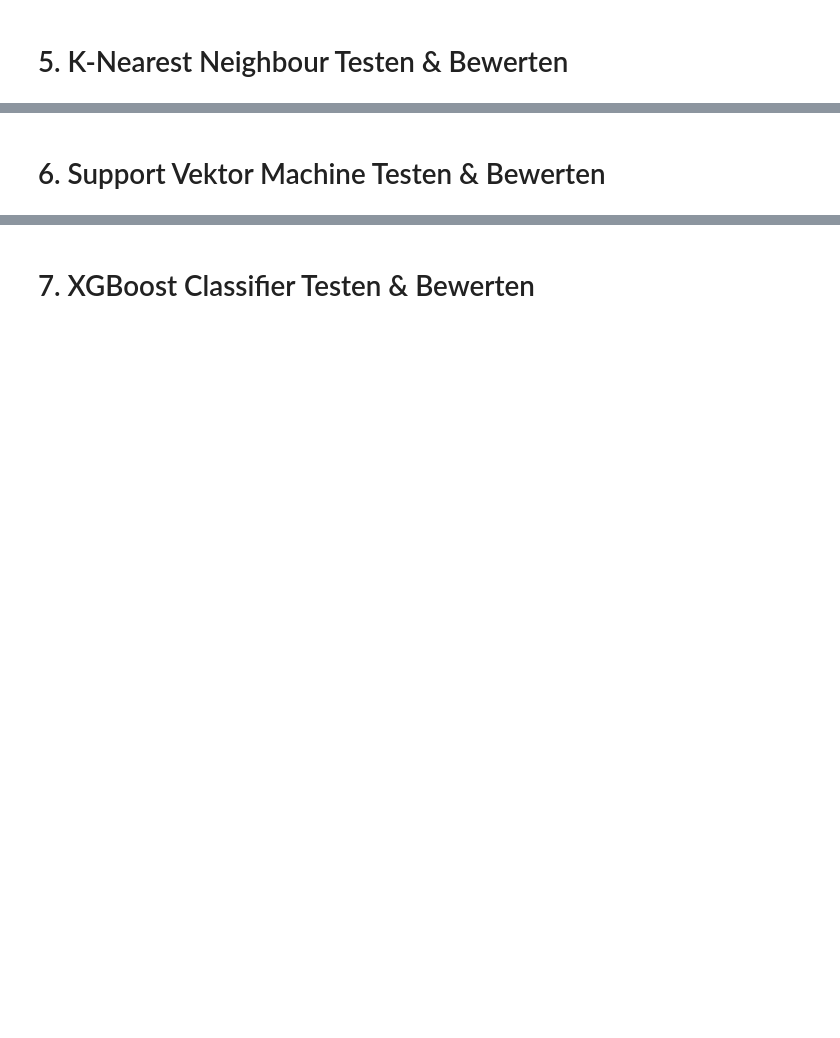
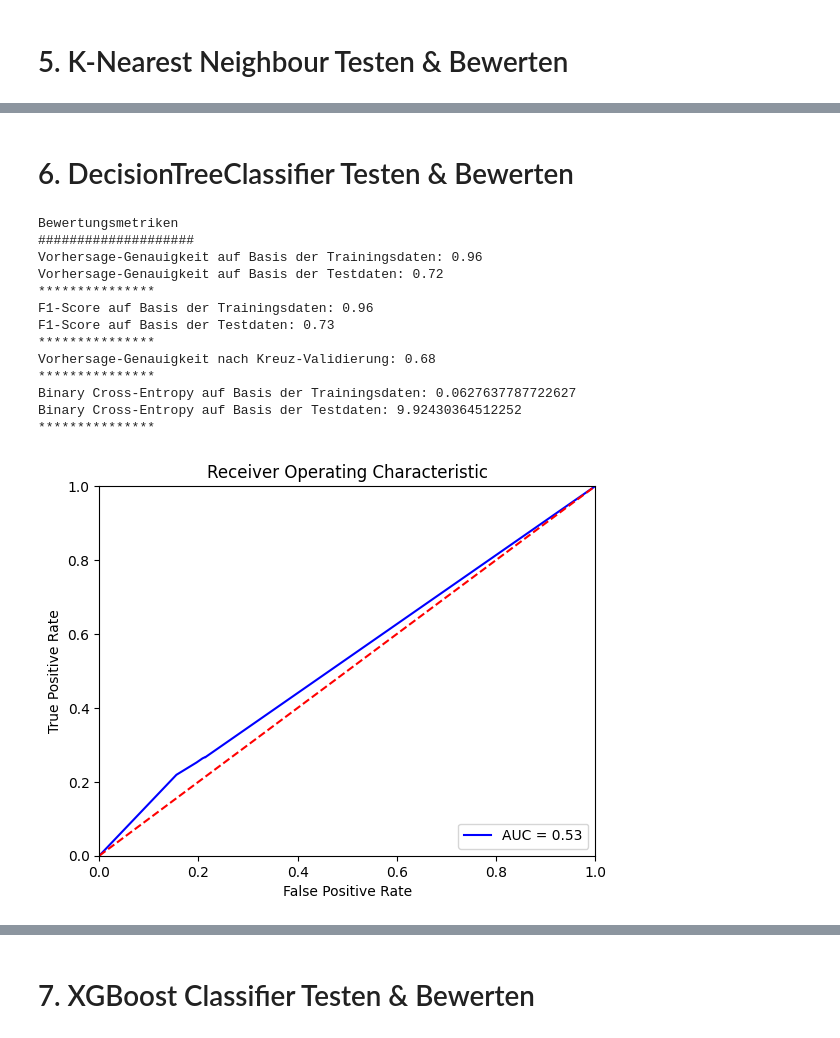
Before and after one commit to sebastianiu/Prognosemodell_Online_Kreditzahlungsverkehr, a Jupyter notebook: models/dev/model_evaluation.ipynb, the cells around one changed output, grey strips where cells are left out. Cells and saved outputs as stored; diff of their text form; code cells hidden in the pictures; blank space fills up the shorter version.

```diff
--- a/models/dev/model_evaluation.ipynb
+++ b/models/dev/model_evaluation.ipynb
@@ -257,15 +253,28 @@ Durschn. Vorhersage-Genauigkeit nach Kreuz-Validierung: 0.76
 [figure]
 [interactive output not drawn]
 # %% [markdown]
-# 6. Support Vektor Machine Testen & Bewerten
+# 6. DecisionTreeClassifier Testen & Bewerten
 # %%
-from sklearn.pipeline import make_pipeline
-from sklearn.preprocessing import StandardScaler
-from sklearn.svm import SVC
+from sklearn.tree import DecisionTreeClassifier
 
-SVC = SVC()
-SVC.fit(x_train, y_train)
+DTC = DecisionTreeClassifier()
+DTC.fit(x_train, y_train)
 
-Model_Bewertung(SVC,x_train, y_train,x_test, y_test,X,Y)
-Visualisierung_AUC(SVC,x_test,y_test)
-Visualisierung_Class_Errors(SVC,x_test,y_test)
+Model_Bewertung(DTC,x_train, y_train,x_test, y_test,X,Y)
+Visualisierung_AUC(DTC,x_test,y_test)
+Visualisierung_Class_Errors(DTC,x_test,y_test)
+# %% [output]
+Bewertungsmetriken
+####################
+Vorhersage-Genauigkeit auf Basis der Trainingsdaten: 0.96
+Vorhersage-Genauigkeit auf Basis der Testdaten: 0.72
+***************
+F1-Score auf Basis der Trainingsdaten: 0.96
+F1-Score auf Basis der Testdaten: 0.73
+***************
+Vorhersage-Genauigkeit nach Kreuz-Validierung: 0.68
+***************
+Binary Cross-Entropy auf Basis der Trainingsdaten: 0.0627637787722627
+Binary Cross-Entropy auf Basis der Testdaten: 9.92430364512252
+***************
+[figure, added]
```
Also changed, not shown: parts of 7 cells of this notebook.
